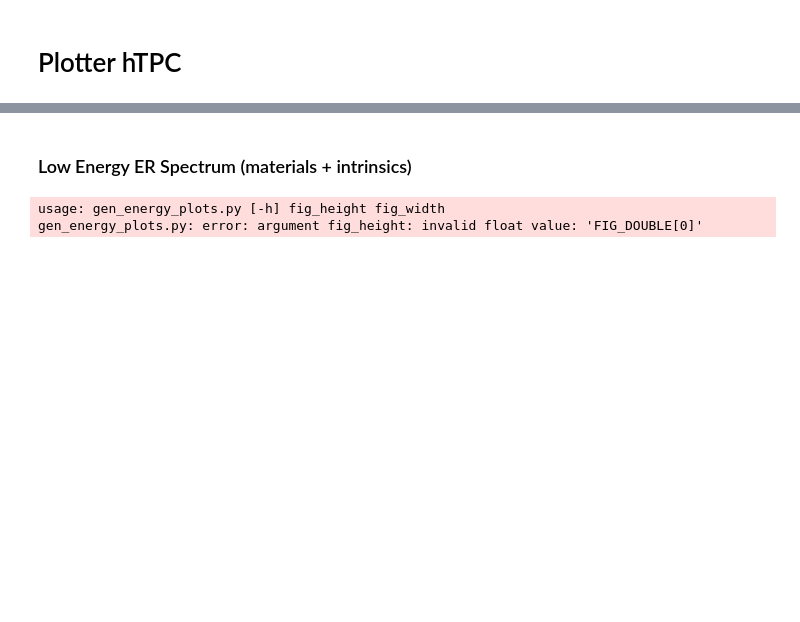
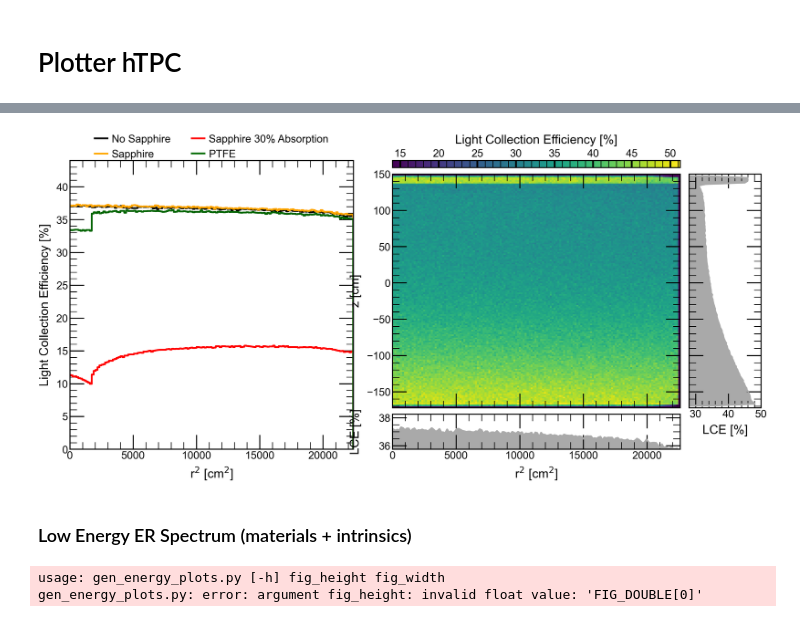
Before and after one commit to jpienaar13/HermeticTPC, a Jupyter notebook: common_plots/plotter.ipynb, the cells around one changed output, grey strips where cells are left out. Saved outputs shown, nothing was run; the diff lists cells and outputs as text; code cells hidden in the pictures; blank space fills up the shorter version.

```diff
--- a/common_plots/plotter.ipynb
+++ b/common_plots/plotter.ipynb
@@ -94,3 +160,87 @@ plt.rcParams.update({
+# %%
+import h5py
+
+# Load maps and compute 1D projections
+hdfSaph = h5py.File("data/g1mapSapphire.hdf5", "r")
+LCEbinsrad = hdfSaph["bins"]["0"][:]
+LCEbinsz = hdfSaph["bins"]["1"][:]
+LCEmap = hdfSaph["templates"]["g1mapSapphire"][:]/0.4*100
+
+hdfSaph30 = h5py.File("data/g1mapSapphire30.hdf5", "r")
+LCEmapSaph30 = hdfSaph30["templates"]["g1mapSapphire30"][:]/0.4*100
+
+hdfLXe = h5py.File("data/g1mapLXe.hdf5", "r")
+LCEmapLXe = hdfLXe["templates"]["g1mapLXe"][:]/0.4*100
+
+hdfPTFE = h5py.File("data/g1mapPTFE.hdf5", "r")
+LCEmapPTFE = hdfPTFE["templates"]["g1mapPTFE"][:]/0.4*100
+
+LCEbinsradcenter = (LCEbinsrad[:-1] + LCEbinsrad[1:]) / 2
+LCEbinszcenter = (LCEbinsz[:-1] + LCEbinsz[1:]) / 2
+
+val_rad_LXe = LCEmapLXe.mean(axis=1)
+val_rad_Saph = LCEmap.mean(axis=1)
+val_rad_Saph30 = LCEmapSaph30.mean(axis=1)
+val_rad_PTFE = LCEmapPTFE.mean(axis=1)
+
+# Combined figure: left = 1D radial comparisons, right = 2D map with projections
+fig = plt.figure(figsize=(14, 6))
+outer_gs = fig.add_gridspec(1, 2, width_ratios=[1, 1.3], wspace=0.12)
+
+# Left: radial comparisons (1D)
+ax_left = fig.add_subplot(outer_gs[0, 0])
+ax_left.step(LCEbinsradcenter/100, val_rad_LXe, linewidth=2, color='black', label="No Sapphire")
+ax_left.step(LCEbinsradcenter/100, val_rad_Saph, linewidth=2, color='orange', label="Sapphire")
+ax_left.step(LCEbinsradcenter/100, val_rad_Saph30, linewidth=2, color='red', label="Sapphire 30% Absorption")
+ax_left.step(LCEbinsradcenter/100, val_rad_PTFE, linewidth=2, color='darkgreen', label="PTFE")
+ax_left.set_xlabel(r"r$^2$ [cm$^2$]")
+ax_left.set_ylabel("Light Collection Efficiency [%]")
+ax_left.set_xlim(0,22400)
+ax_left.set_ylim(0,44)
+ax_left.legend(prop={'size': 12}, loc="upper center", bbox_to_anchor=(0.5, 1.12), ncol=2)
+
+# Right: 2D map with projections (use nested gridspec)
+right_gs = outer_gs[0,1].subgridspec(3,2, width_ratios=[4,1], height_ratios=[0.12,4,0.6], wspace=0.05, hspace=0.07)
+ax_map = fig.add_subplot(right_gs[1,0])
+ax_cb = fig.add_subplot(right_gs[0,0])
+ax_proj = fig.add_subplot(right_gs[1,1])
+ax_rad = fig.add_subplot(right_gs[2,0], sharex=ax_map)
+
+cmap = mpl.cm.viridis.copy()
+mesh = ax_map.pcolormesh(LCEbinsrad/100, LCEbinsz/10, LCEmap.T, cmap=cmap, vmin=14)
+cbar = fig.colorbar(mesh, cax=ax_cb, orientation='horizontal')
+ax_cb.xaxis.set_label_position('top')
+ax_cb.xaxis.set_ticks_position('top')
+ax_cb.tick_params(axis="x", which="major", length=8, width=2.0)
+cbar.set_label('Light Collection Efficiency [%]')
+
+ax_map.set_ylabel("z [cm]")
+ax_map.xaxis.set_tick_params(labelleft=False)
+ax_map.set_ylim(-172,150)
+ax_map.set_xlim(0,22600)
+
+# vertical projection (z-averaged) on the right
+LCEmap_zproj = LCEmap.mean(axis=0)
+ax_proj.plot(LCEmap_zproj, LCEbinszcenter/10, linewidth=2, color='darkgray', alpha=1)
+ax_proj.fill_betweenx(LCEbinszcenter/10, LCEmap_zproj, x2=0, color='darkgray', alpha=1)
+ax_proj.set_xlabel("LCE [%]")
+ax_proj.set_xlim(28,50)
+ax_proj.set_ylim(-172,150)
+ax_proj.yaxis.set_ticklabels([])
+
+# radial projection below the map
+LCEmap_radproj = LCEmap.mean(axis=1)
+ax_rad.plot(LCEbinsradcenter/100, LCEmap_radproj, linewidth=2, color='darkgray', alpha=1)
+ax_rad.fill_between(LCEbinsradcenter/100, LCEmap_radproj, color='darkgray', alpha=1)
+ax_rad.set_ylabel("LCE [%]")
+ax_rad.set_xlabel(r"r$^2$ [cm$^2$]")
+ax_rad.set_ylim(35.75,38.25)
+
+fig.align_ylabels([ax_map, ax_rad])
+
+plt.show()
+# %% [output]
+[figure, added]
 # %% [markdown]
 ### Low Energy ER Spectrum (materials + intrinsics)
 # %%
```
Also changed, not shown: parts of 7 cells of this notebook, 4 other files.
